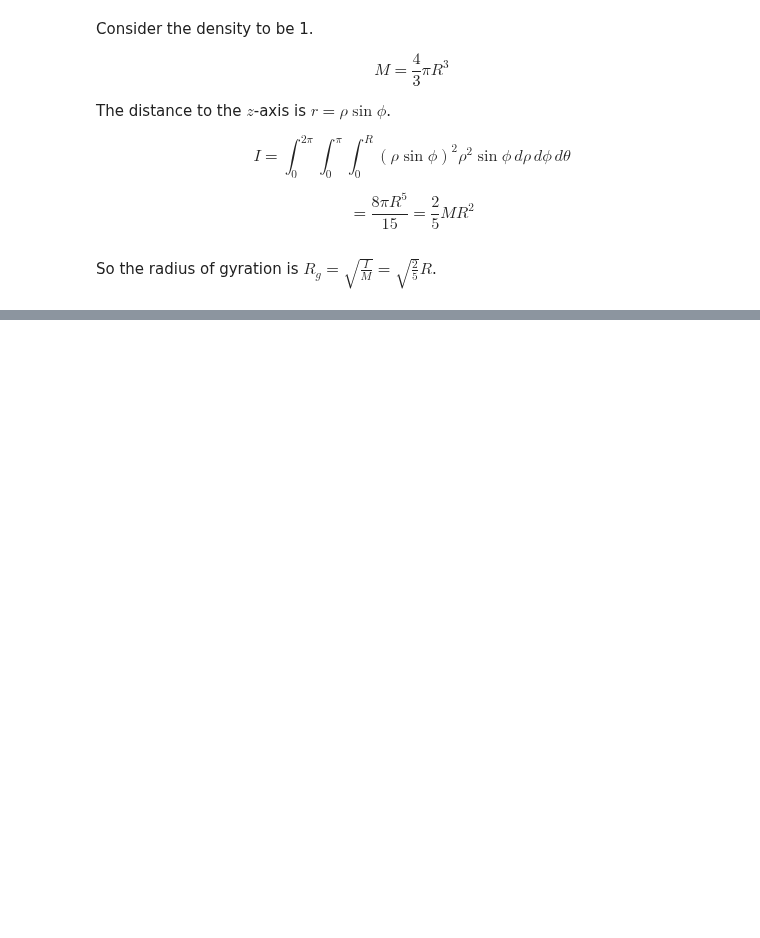
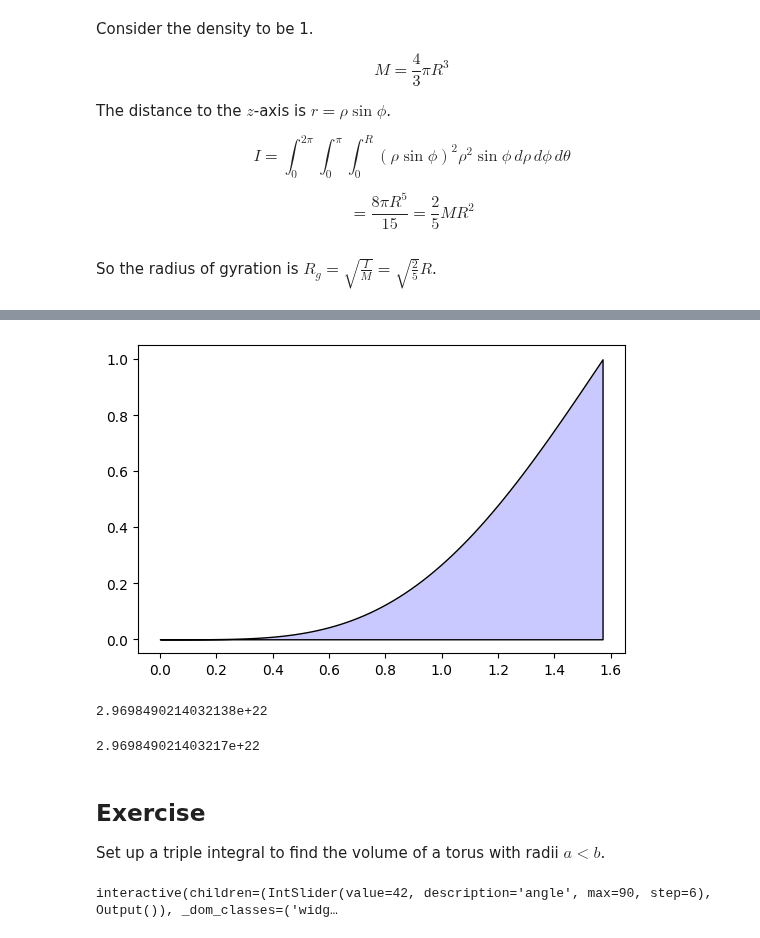
Before and after one commit to drewyoungren/mvc, a Jupyter notebook: exercises/L16-Exercises-Solutions.ipynb, the cells around one changed output, grey strips where cells are left out. Saved outputs shown, nothing was run; the diff lists cells and outputs as text; code cells hidden in the pictures; blank space fills up the shorter version.

```diff
--- a/exercises/L16-Exercises-Solutions.ipynb
+++ b/exercises/L16-Exercises-Solutions.ipynb
@@ -5,17 +5,24 @@ from IPython.display import display, HTML, IFrame
 from ipywidgets import interact,fixed
 from mpl_toolkits import mplot3d
 
-plt.rcParams["figure.figsize"] = [10, 10]
-
 from numpy.linalg import norm
 from numpy import cos,sin,tan,arctan,exp,log,pi,sqrt,arccos,linspace,array,arange,meshgrid,abs,arcsin
 
-from scipy.integrate import quad,dblquad,tplquad
+from ipykernel.pylab.backend_inline import flush_figures
+
+from scipy.integrate import quad, dblquad, tplquad
 
 %matplotlib inline
 
+plt.rcParams.update({
+    "figure.figsize": (6,6),
+    "text.usetex": True,
+    "font.family": "serif",
+})
+
 # Uncomment the one that corresponds to your Jupyter theme
-plt.style.use('dark_background')
+plt.style.use('default')
+# plt.style.use('dark_background')
 # plt.style.use('fivethirtyeight')
 # plt.style.use('Solarize_Light2')
 # %% [markdown]
@@ -343,0 +536,6 @@ So the radius of gyration is $\displaystyle R_g = \sqrt{\frac{I}{M}} = \sqrt{\fr
+# %%
+a = linspace(0,pi/2,77)
+plt.figure(figsize=(2*pi,4))
+plt.fill_between(a,1-3*cos(a)/2 + cos(a)**3/2,fc=(.3,.3,1,.3),ec='k');
+# %% [output]
+[figure, added]
@@ -343,0 +546,33 @@ So the radius of gyration is $\displaystyle R_g = \sqrt{\frac{I}{M}} = \sqrt{\fr
+# %%
+(1-3*cos(alpha)/2 + cos(alpha)**3/2)*M/2
+# %% [output]
+2.9698490214032138e+22
+# %%
+tplquad(lambda rho, ph, th: rho**2*sin(ph),0,2*pi,0,alpha,lambda th,ph: R*cos(alpha)/cos(ph),R)[0]/(pi*R**3*4/3) * M
+# %% [output]
+2.969849021403217e+22
+# %% [markdown]
+## Exercise
+
+Set up a triple integral to find the volume of a torus with radii $a < b$.
+# %%
+@interact
+def _(angle=(0,90,6)):
+    tilt = 23.5*pi/180
+    fig = plt.figure(figsize=(10,10))
+    ax=fig.add_subplot(111,projection='3d')
+    ax.view_init(angle,30)
+    u = v = np.linspace(0,1,100)
+    u,v = np.meshgrid(u,v)
+
+    ax.plot_wireframe((1+1/2*sin(2*pi*u))*cos(2*pi*v),(1+1/2*sin(2*pi*u))*sin(2*pi*v),(1/2*cos(2*pi*u)),alpha=1,rcount=10,ccount = 10)
+    ax.plot_surface((1+1/2*sin(2*pi*u))*cos(2*pi*v),(1+1/2*sin(2*pi*u))*sin(2*pi*v),(1/2*cos(2*pi*u)),alpha=.3,color='g')
+    ax.plot([-1.5,1.5],[0,0],[0,0],'k',lw=3)
+    ax.plot([0,0],[-1.5,1.5],[0,0],'k',lw=3)
+    ax.plot([0,0],[0,0],[-1.5,1.5],'k',lw=3)
+    for c in 'xyz':
+#         getattr(ax,f"set_{c}lim")([-1,1]);
+        getattr(ax,f"set_{c}label")(f"${c}$",size=16)
+    flush_figures()
+# %% [output]
+interactive(children=(IntSlider(value=42, description='angle', max=90, step=6), Output()), _dom_classes=('widg…
```
Also changed, not shown: parts of 37 cells of this notebook, 7 other files.
